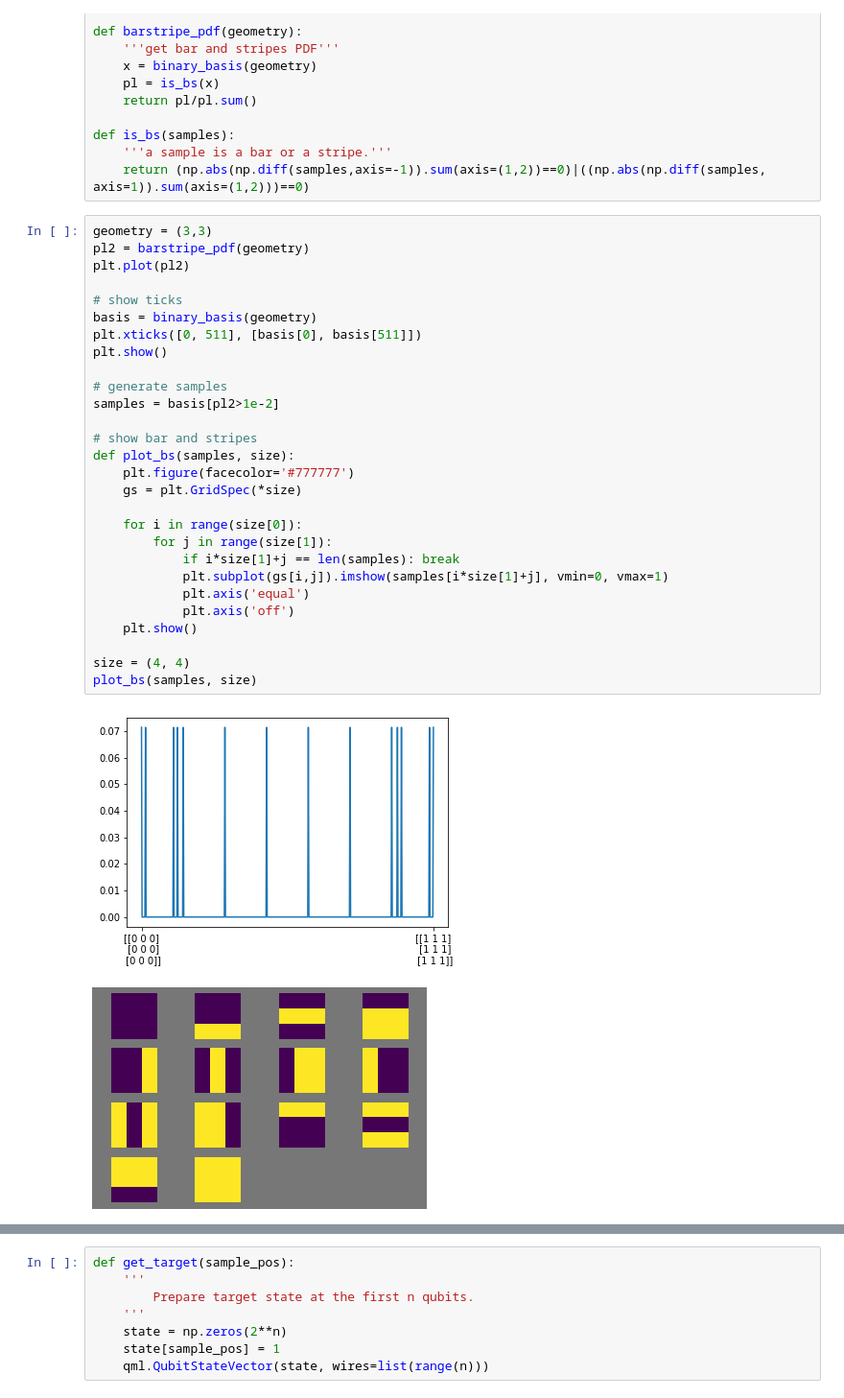
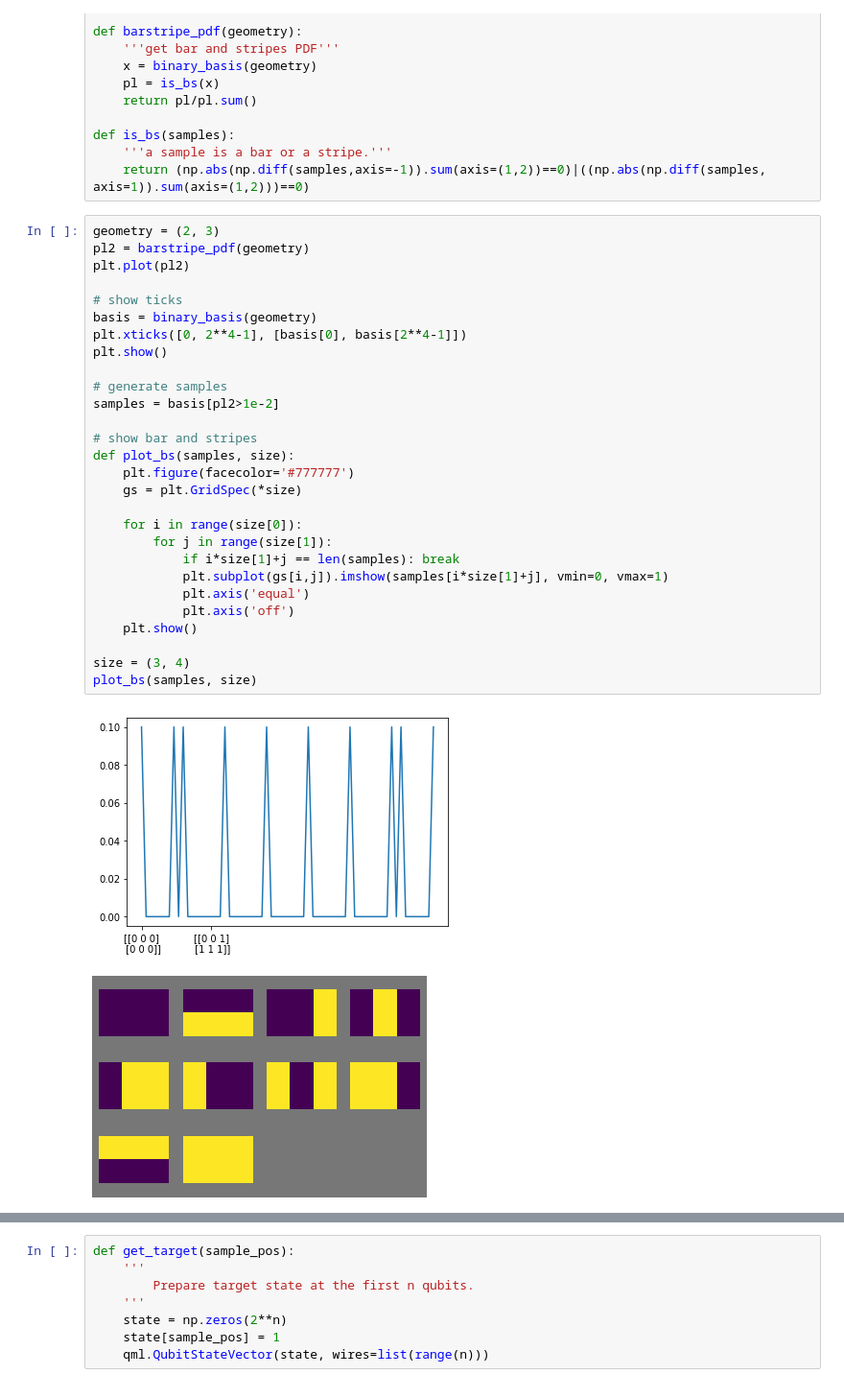
Before and after one commit to haimengzhao/g-qpca, a Jupyter notebook: G-qPCA_BAS.ipynb, the cells around one changed output, grey strips where cells are left out. Shown: that part at 96% size. Cells and saved outputs as stored; diff of their text form.

```diff
--- a/G-qPCA_BAS.ipynb
+++ b/G-qPCA_BAS.ipynb
@@ -55,34 +55,34 @@ def is_bs(samples):
     '''a sample is a bar or a stripe.'''
     return (np.abs(np.diff(samples,axis=-1)).sum(axis=(1,2))==0)|((np.abs(np.diff(samples, axis=1)).sum(axis=(1,2)))==0)
 # %%
-geometry = (3,3)
+geometry = (2, 3)
 pl2 = barstripe_pdf(geometry)
 plt.plot(pl2)
 
 # show ticks
 basis = binary_basis(geometry)
-plt.xticks([0, 511], [basis[0], basis[511]])
+plt.xticks([0, 2**4-1], [basis[0], basis[2**4-1]])
 plt.show()
 
 # generate samples
 samples = basis[pl2>1e-2]
 
 # show bar and stripes
 def plot_bs(samples, size):
     plt.figure(facecolor='#777777')
     gs = plt.GridSpec(*size)
 
     for i in range(size[0]):
         for j in range(size[1]):
             if i*size[1]+j == len(samples): break
             plt.subplot(gs[i,j]).imshow(samples[i*size[1]+j], vmin=0, vmax=1)
             plt.axis('equal')
             plt.axis('off')
     plt.show()
 
-size = (4, 4)
+size = (3, 4)
 plot_bs(samples, size)
 # %% [output]
-[figure, old version]
+[figure, new version]
-[figure, old version]
+[figure, new version]
 # %%
```
Also changed, not shown: parts of 13 cells of this notebook, 1 other file.
